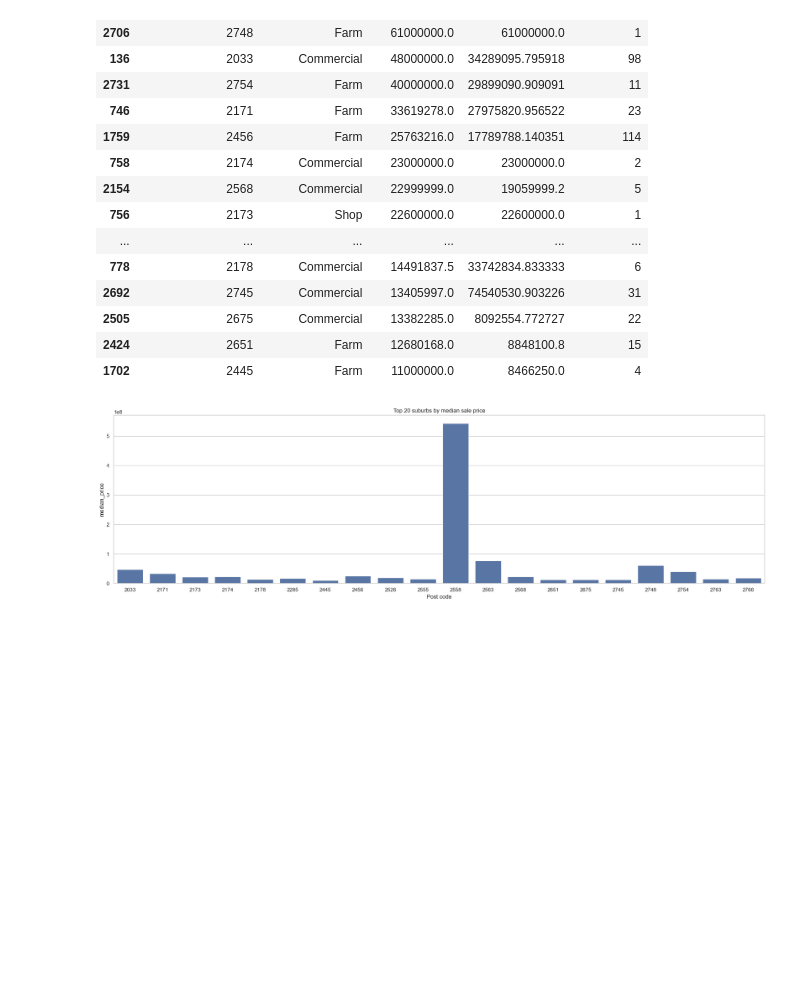
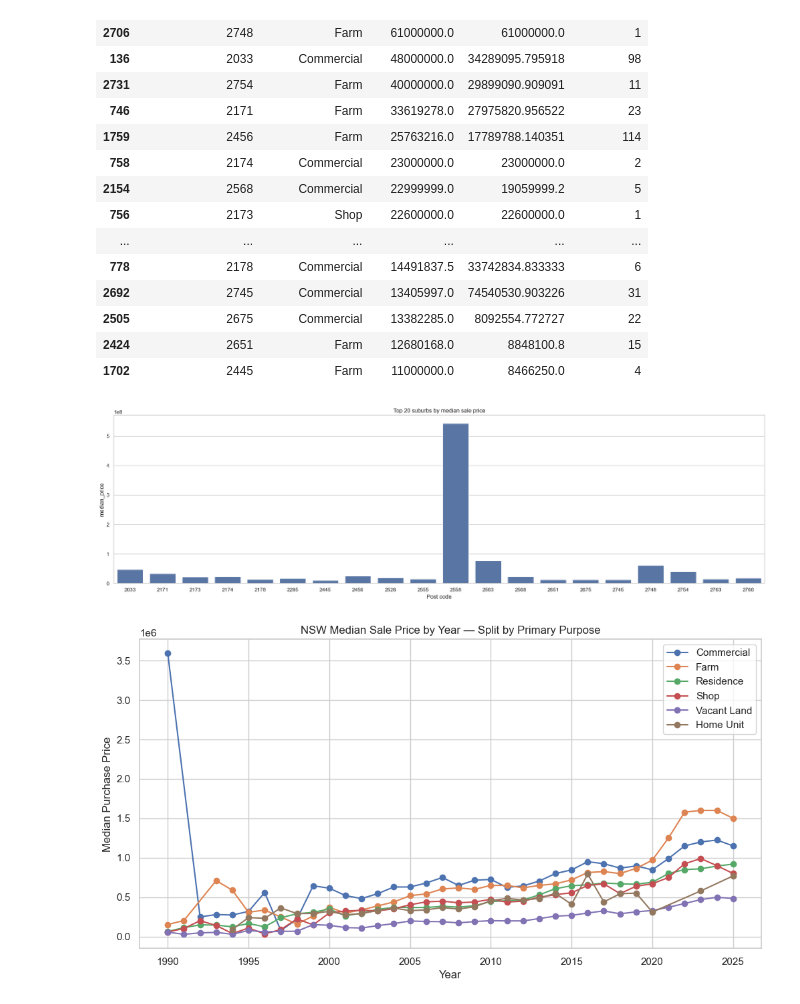
Before and after one commit to sebb304/PropertyAnalysis, a Jupyter notebook: analysis/analysis.ipynb, the cells around one changed output. Drawn from its saved outputs; the diff is of its cells as text; code cells hidden in the pictures; blank space fills up the shorter version.

```diff
--- a/analysis/analysis.ipynb
+++ b/analysis/analysis.ipynb
@@ -190,3 +190,19 @@ top_median
 | 2424 | 2651 | Farm | 12680168.0 | 8848100.8 | 15 |
 | 1702 | 2445 | Farm | 11000000.0 | 8466250.0 | 4 |
 [figure]
+# %%
+state_year = df.groupby(['Year', 'Primary purpose'])['Purchase price'].median().reset_index()
+plt.figure(figsize=(12,6))
+
+for purpose in state_year['Primary purpose'].unique():
+    subset = state_year[state_year['Primary purpose'] == purpose]
+    plt.plot(subset['Year'], subset['Purchase price'], marker='o', label=purpose)
+
+plt.title('NSW Median Sale Price by Year — Split by Primary Purpose')
+plt.xlabel('Year')
+plt.ylabel('Median Purchase Price')
+plt.legend()
+plt.grid(True)
+plt.show()
+# %% [output]
+[figure, added]
```
Also changed, not shown: parts of 1 cell of this notebook, 1 other file.
